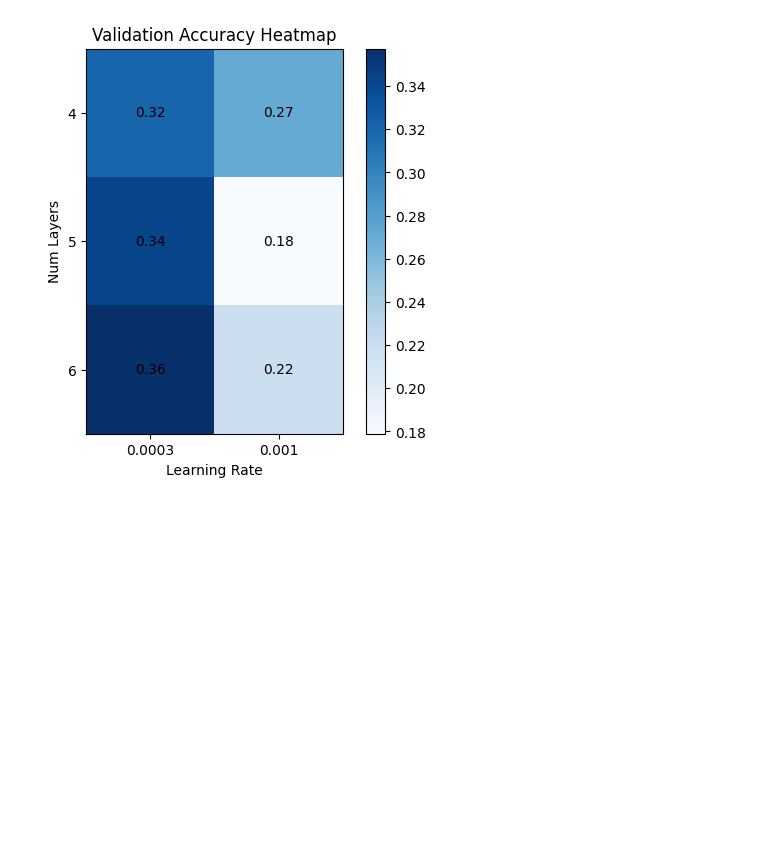
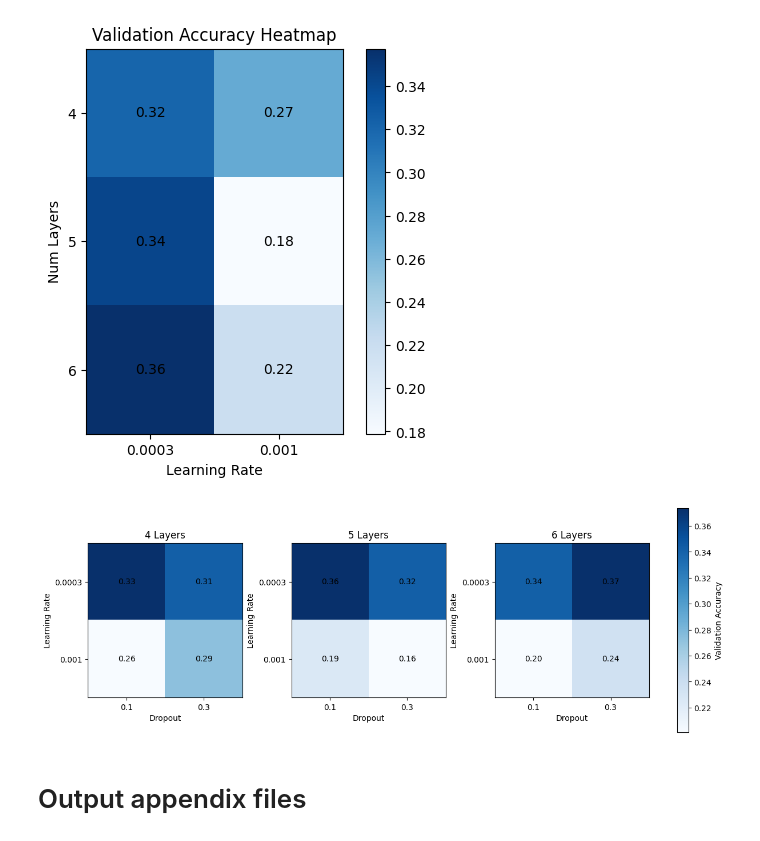
Before and after one commit to jeffreygerrits801/portfolio-S3, a Jupyter notebook: src/visualization-it2-ray-output.ipynb, the cells around one changed output. Drawn from its saved outputs; the diff is of its cells as text; code cells hidden in the pictures; blank space fills up the shorter version.

Commit message:
Hypertune-visualization-files

```diff
--- a/src/visualization-it2-ray-output.ipynb
+++ b/src/visualization-it2-ray-output.ipynb
@@ -88,3 +88,47 @@ plt.colorbar()
 plt.show()
 # %% [output]
 [figure]
+# %%
+fig, axes = plt.subplots(1, 3, figsize=(12, 4), constrained_layout=True)
+
+layer_values = [4, 5, 6]
+
+for ax, layer in zip(axes, layer_values):
+    subset = df_it2[df_it2["config/num_layers"] == layer]
+
+    pivot = subset.pivot_table(
+        values="val_accuracy",
+        index="config/lr",
+        columns="config/dropout"
+    )
+
+    im = ax.imshow(pivot, cmap="Blues")
+
+    for i in range(len(pivot.index)):
+        for j in range(len(pivot.columns)):
+            ax.text(
+                j,
+                i,
+                f"{pivot.iloc[i, j]:.2f}",
+                ha="center",
+                va="center"
+            )
+
+    ax.set_xticks(range(len(pivot.columns)))
+    ax.set_xticklabels(pivot.columns)
+
+    ax.set_yticks(range(len(pivot.index)))
+    ax.set_yticklabels(pivot.index)
+
+    ax.set_xlabel("Dropout")
+    ax.set_ylabel("Learning Rate")
+    ax.set_title(f"{layer} Layers")
+
+
+fig.colorbar(im, ax=axes, label="Validation Accuracy")
+
+plt.show()
+# %% [output]
+[figure, added]
+# %% [markdown]
+# Output appendix files
```
Also changed, not shown: parts of 2 cells of this notebook, 1 other file.
